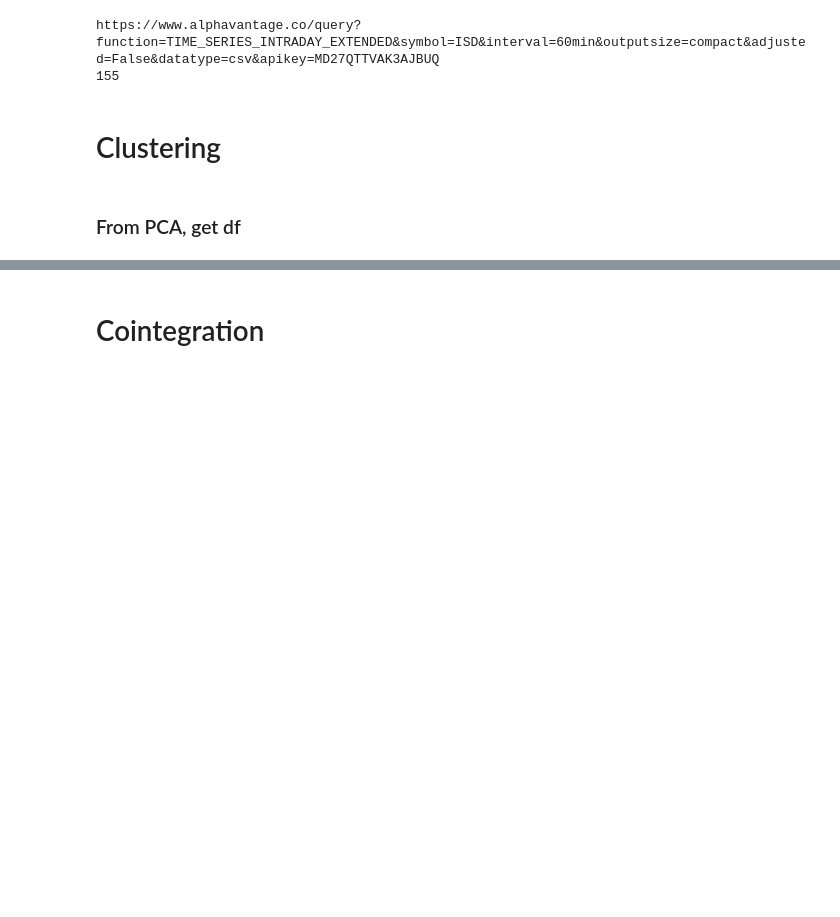
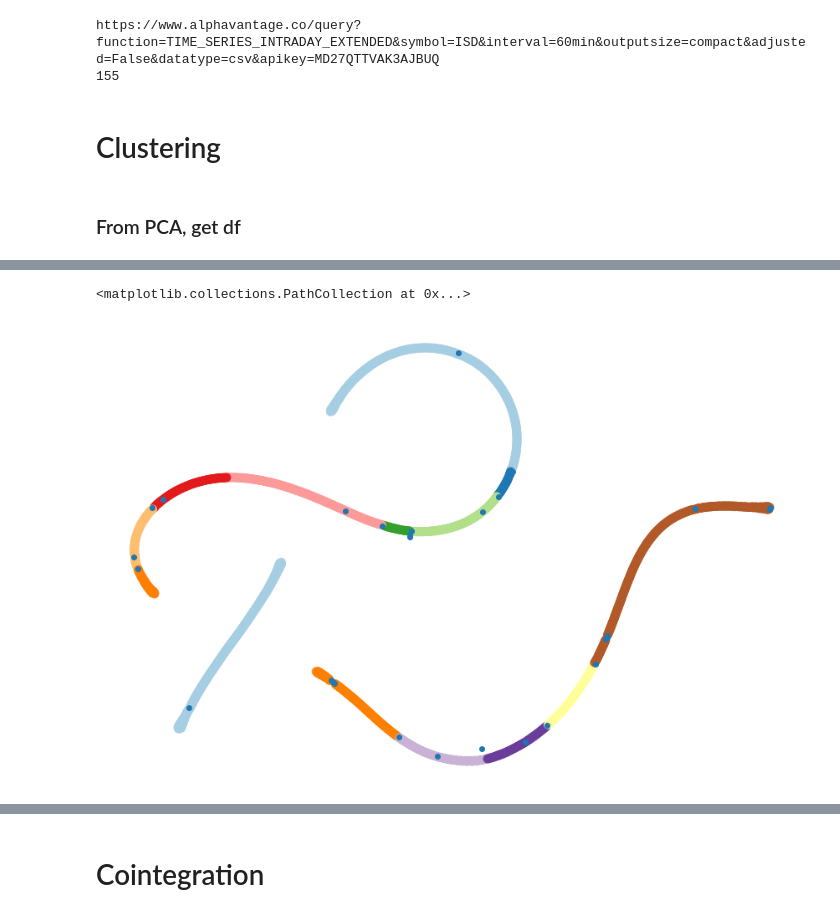
Before and after one commit to azile-g/MLAP_Proj, a Jupyter notebook: test.ipynb, the cells around one changed output, grey strips where cells are left out. Drawn from its saved outputs; the diff is of its cells as text; code cells hidden in the pictures; blank space fills up the shorter version.

```diff
--- a/test.ipynb
+++ b/test.ipynb
@@ -182,8 +181,12 @@ X_tsne=TSNE(learning_rate=1000,perplexity=25).fit_transform(X)
 # %%
 plt.figure(1, facecolor = 'white', figsize = (15, 10))
-
-plt.scatter(X_tsne[(labels!=-1), 0], X_tsne[(labels!=-1), 1], s = 100, alpha = 0.85, c = labels[labels!=-1], cmap = 'plasma')
+plt.clf()
+plt.axis('off')
+plt.scatter(X_tsne[(labels!=-1), 0], X_tsne[(labels!=-1), 1], s = 100, alpha = 0.85, c = labels[labels!=-1], cmap = cm.Paired)
 plt.scatter(X_tsne[(cl_series==-1).values, 0], X_tsne[(cl_series==-1).values, 1])
+# %% [output]
+<matplotlib.collections.PathCollection at 0x...>
+[figure, added]
 # %%
 plt.figure(figsize = (12, 7))
 plt.barh(range(len(cl_series.value_counts())), cl_series.value_counts())
```
Also changed, not shown: parts of 15 cells of this notebook.
